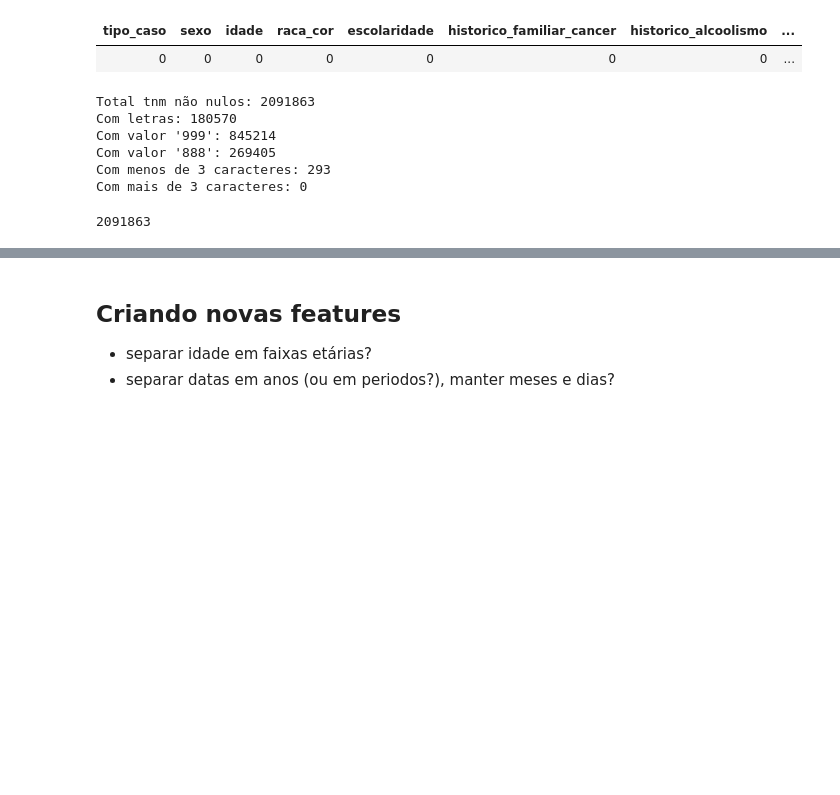
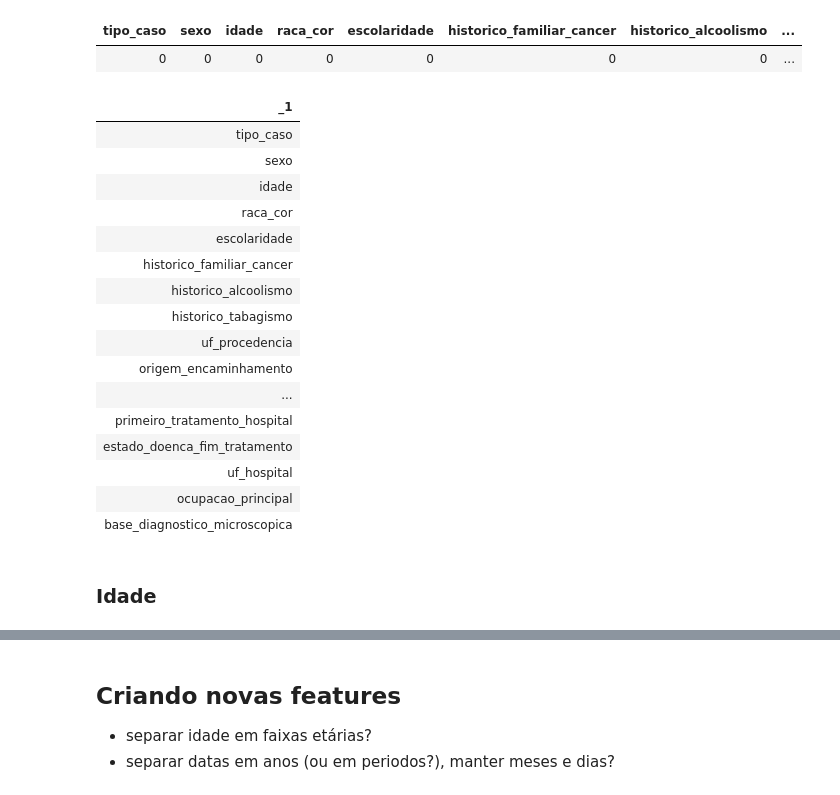
Before and after one commit to Data-Squad-ML/cancer_survival_prediction, a Jupyter notebook: src/cancer_brasil.ipynb, the cells around one changed output, grey strips where cells are left out. Cells and saved outputs as stored; diff of their text form; code cells hidden in the pictures; blank space fills up the shorter version.

```diff
--- a/src/cancer_brasil.ipynb
+++ b/src/cancer_brasil.ipynb
@@ -276,6 +310,33 @@ display(df.select([F.count(F.when(F.col(c).isNull(), c)).alias(c) for c in df.co
 # %% [output]
 | tipo_caso | sexo | idade | raca_cor | escolaridade | historico_familiar_cancer | historico_alcoolismo | ... |
 | 0 | 0 | 0 | 0 | 0 | 0 | 0 | ... |
+# %%
+clean_columns(
+    'data_primeiro_diagnostico',
+    'data_inicio_tratamento_hospital',
+    'data_obito',
+    'data_primeira_consulta'
+)
+# %% [output]
+| _1 |
+| tipo_caso |
+| sexo |
+| idade |
+| raca_cor |
+| escolaridade |
+| historico_familiar_cancer |
+| historico_alcoolismo |
+| historico_tabagismo |
+| uf_procedencia |
+| origem_encaminhamento |
+| ... |
+| primeiro_tratamento_hospital |
+| estado_doenca_fim_tratamento |
+| uf_hospital |
+| ocupacao_principal |
+| base_diagnostico_microscopica |
+# %% [markdown]
+### Idade
 # %%
 # Validação coluna 'idade'
 df = df.withColumn('idade', F.expr("try_cast(idade as int)"))
@@ -285,32 +346,3 @@ df = df.filter(
     (F.col('idade') >= 0) &
     (F.col('idade') <= 100)
 )
-# %%
-#NOTE: demora bastante, é mais demonstrativo, não precisa rodar
-
-# 1. Filtramos os não nulos para facilitar
-df = df.filter(F.col('tnm').isNotNull())
-total_nao_nulos = df.count()
-
-# 2. Calculamos todas as métricas de uma vez
-stats = df.agg(
-    F.count(F.when(F.col('tnm').rlike('[A-Za-z]'), 1)).alias('com_letras'),
-    F.count(F.when(F.col('tnm') == '999', 1)).alias('valor_999'),
-    F.count(F.when(F.col('tnm') == '888', 1)).alias('valor_888'),
-    F.count(F.when(F.length(F.col('tnm')) < 3, 1)).alias('menos_3'),
-    F.count(F.when(F.length(F.col('tnm')) > 3, 1)).alias('mais_3')
-).collect()[0]
-
-print(f"Total tnm não nulos: {total_nao_nulos}")
-print(f"Com letras: {stats['com_letras']}")
-print(f"Com valor '999': {stats['valor_999']}")
-print(f"Com valor '888': {stats['valor_888']}")
-print(f"Com menos de 3 caracteres: {stats['menos_3']}")
-print(f"Com mais de 3 caracteres: {stats['mais_3']}")
-# %% [output]
-Total tnm não nulos: 2091863
-Com letras: 180570
-Com valor '999': 845214
-Com valor '888': 269405
-Com menos de 3 caracteres: 293
-Com mais de 3 caracteres: 0
@@ -333,4 +348,0 @@ df = (
-# %%
-df.count()
-# %% [output]
-2091863
```
Also changed, not shown: parts of 14 cells of this notebook.
